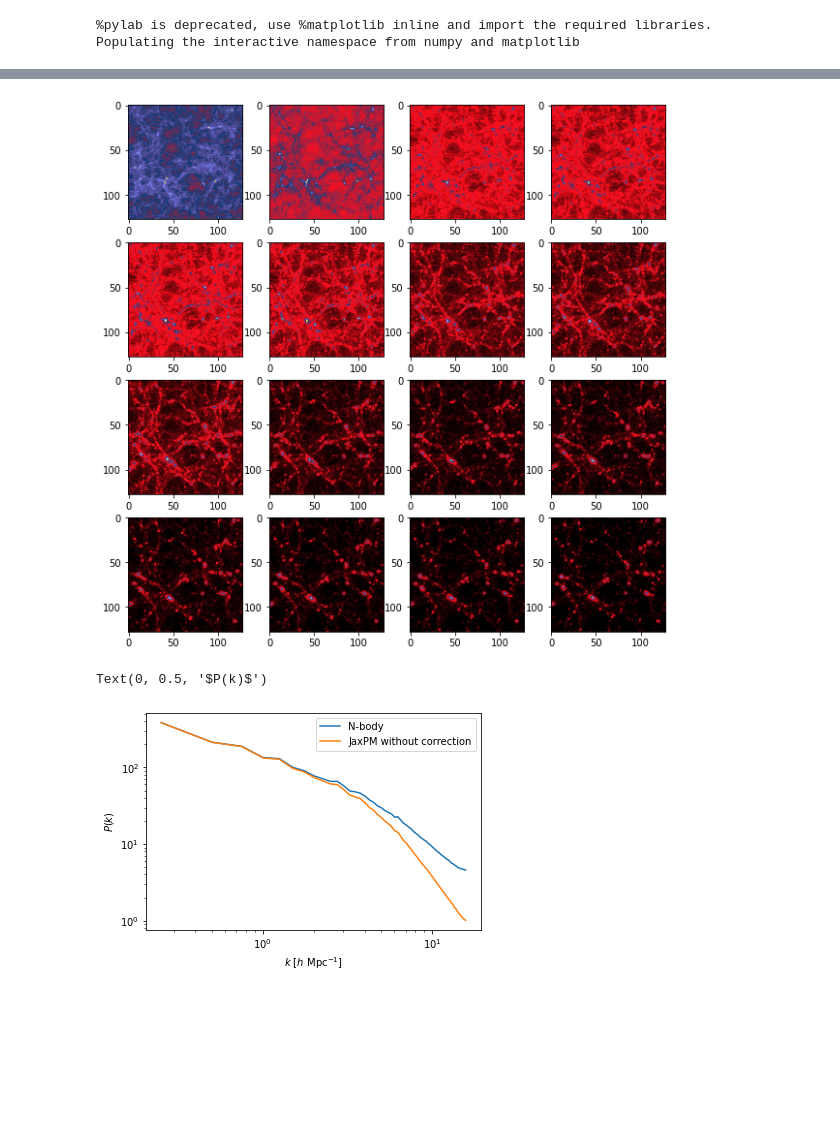
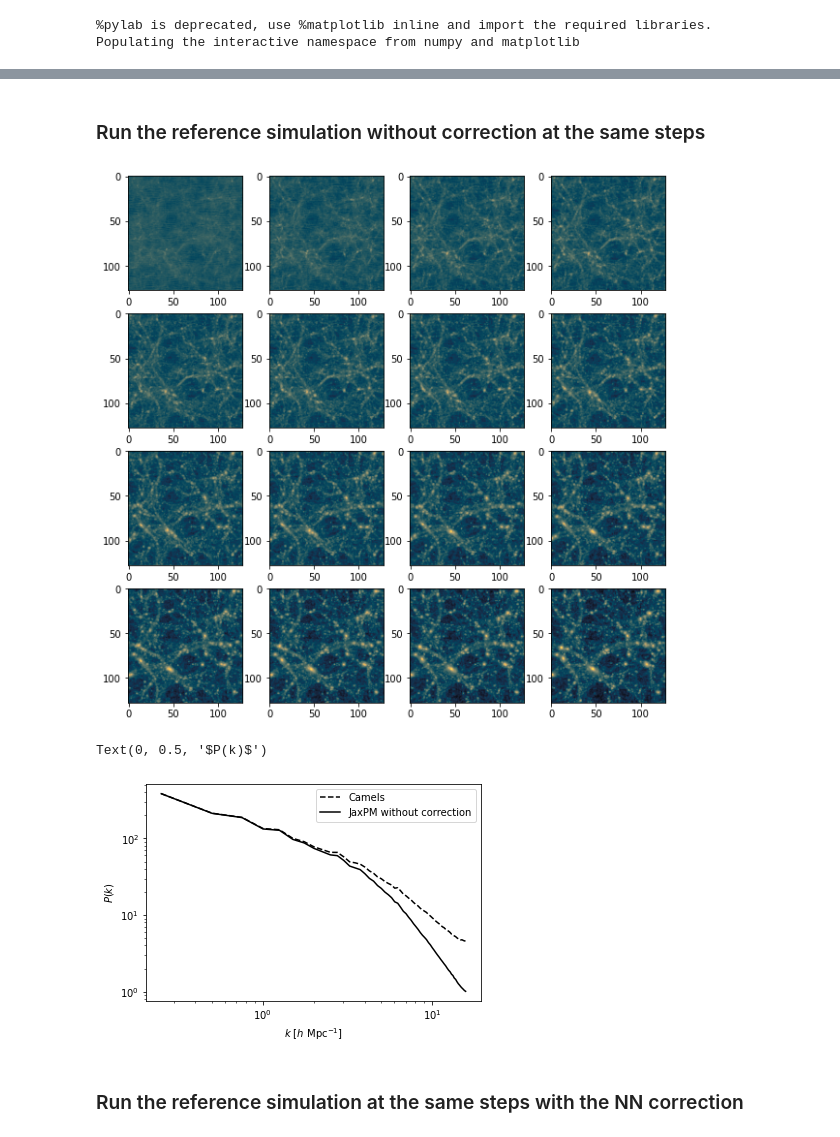
Before and after one commit to DifferentiableUniverseInitiative/jaxpm-paper, a Jupyter notebook: notebooks/NNvsPGD_wrong_resolution.ipynb, the cells around one changed output, grey strips where cells are left out. Saved outputs shown, nothing was run; the diff lists cells and outputs as text; code cells hidden in the pictures; blank space fills up the shorter version.

```diff
--- a/notebooks/NNvsPGD_wrong_resolution.ipynb
+++ b/notebooks/NNvsPGD_wrong_resolution.ipynb
@@ -93,0 +93,2 @@ resi = odeint(make_ode_fn(mesh_shape), [poss[0], vels[0]], jnp.array(scales), co
+# %% [markdown]
+### Run the reference simulation without correction at the same steps
@@ -94,11 +104,15 @@ resi = odeint(make_ode_fn(mesh_shape), [poss[0], vels[0]], jnp.array(scales), co
 # %%
 # High res simulation
+
+norm=colors.LogNorm(vmax=cic_paint(jnp.zeros(mesh_shape), poss[::2][-1]).sum(axis=0).max(),
+                          vmin=cic_paint(jnp.zeros(mesh_shape),poss[::2][-1]).sum(axis=0).min())
+
 figure(figsize=[10,10])
 for i in range(16):
     subplot(4,4,i+1)
-    imshow(cic_paint(jnp.zeros(mesh_shape), poss[::2][i]).sum(axis=0), cmap='gist_stern', vmin=0)
+    imshow(cic_paint(jnp.zeros(mesh_shape), poss[::2][i]).sum(axis=0), cmap=cmap,norm=norm)
 # %% [output]
-[figure, old version]
+[figure, new version]
 # %%
 k, pk_ref = power_spectrum(
       compensate_cic(cic_paint(jnp.zeros(mesh_shape), poss[-1])),
@@ -112,13 +126,15 @@ k, pk_i = power_spectrum(
       kmin=np.pi / 25.,
       dk=2 * np.pi / 25.)
 # %%
-loglog(k,pk_ref, label='N-body')
-loglog(k,pk_i, label='JaxPM without correction')
+loglog(k,pk_ref,'--',label='Camels',color=col[0])
+loglog(k,pk_i,label='JaxPM without correction',color=col[1] )
 legend()
 plt.xlabel(r"$k$ [$h \ \mathrm{Mpc}^{-1}$]")
 plt.ylabel(r"$P(k)$")
 # %% [output]
 Text(0, 0.5, '$P(k)$')
-[figure, old version]
+[figure, new version]
+# %% [markdown]
+### Run the reference simulation at the same steps with the NN correction
 # %%
 model = hk.without_apply_rng(hk.transform(lambda x,a : NeuralSplineFourierFilter(n_knots=16, latent_size=32)(x,a)))
```
Also changed, not shown: parts of 23 cells of this notebook.
